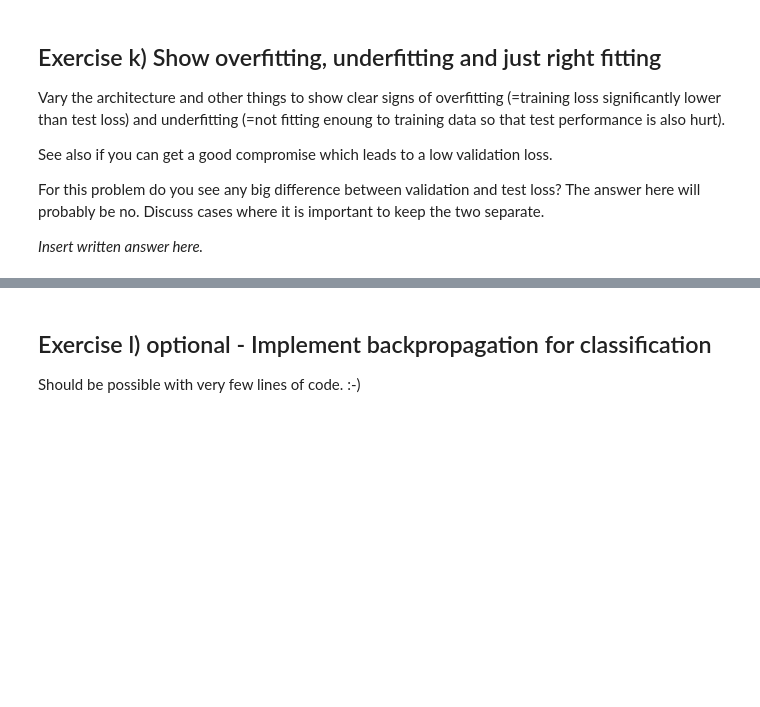
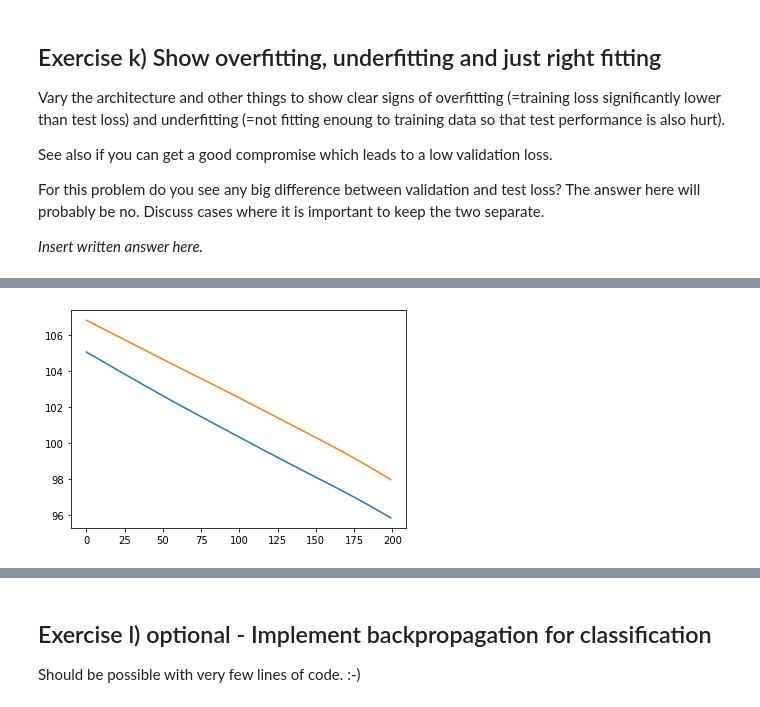
Before and after one commit to siddhijain25/02456-deep-learning-with-PyTorch, a Jupyter notebook: 2_Feedforward_Python/2.1-EXE-FNN-AutoDif-Nanograd.ipynb, the cells around one changed output, grey strips where cells are left out. Saved outputs shown, nothing was run; the diff lists cells and outputs as text; code cells hidden in the pictures; blank space fills up the shorter version.

```diff
--- a/2_Feedforward_Python/2.1-EXE-FNN-AutoDif-Nanograd.ipynb
+++ b/2_Feedforward_Python/2.1-EXE-FNN-AutoDif-Nanograd.ipynb
@@ -942,0 +971,31 @@ Next week we will see how to perform classification in PyTorch.
+# %%
+# Initialize training hyperparameters
+EPOCHS = 200
+LEARN_R = 2e-5
+# %%
+train_loss = []
+val_loss = []
+
+for e in range(EPOCHS):
+
+    # Forward pass and loss computation
+    Loss = squared_loss(y_train, forward(x_train, NN))
+
+    # Backward pass
+    Loss.backward()
+
+    # gradient descent update
+    update_parameters(parameters(NN), LEARN_R)
+    zero_gradients(parameters(NN))
+
+    # Training loss
+    train_loss.append(Loss.v)
+
+    # Validation
+    Loss_validation = squared_loss(y_validation, forward(x_validation, NN))
+    val_loss.append(Loss_validation.v)
+
+    if e%10==0:
+        print("{:4d}".format(e),
+              "({:5.2f}%)".format(e/EPOCHS*100),
+              "Train loss: {:4.3f} \t Validation loss: {:4.3f}".format(train_loss[-1], val_loss[-1]))
@@ -942,0 +1023,5 @@ Next week we will see how to perform classification in PyTorch.
+# %%
+plt.plot(range(len(train_loss)), train_loss);
+plt.plot(range(len(val_loss)), val_loss);
+# %% [output]
+[figure, added]
```
Also changed, not shown: parts of 20 cells of this notebook.
